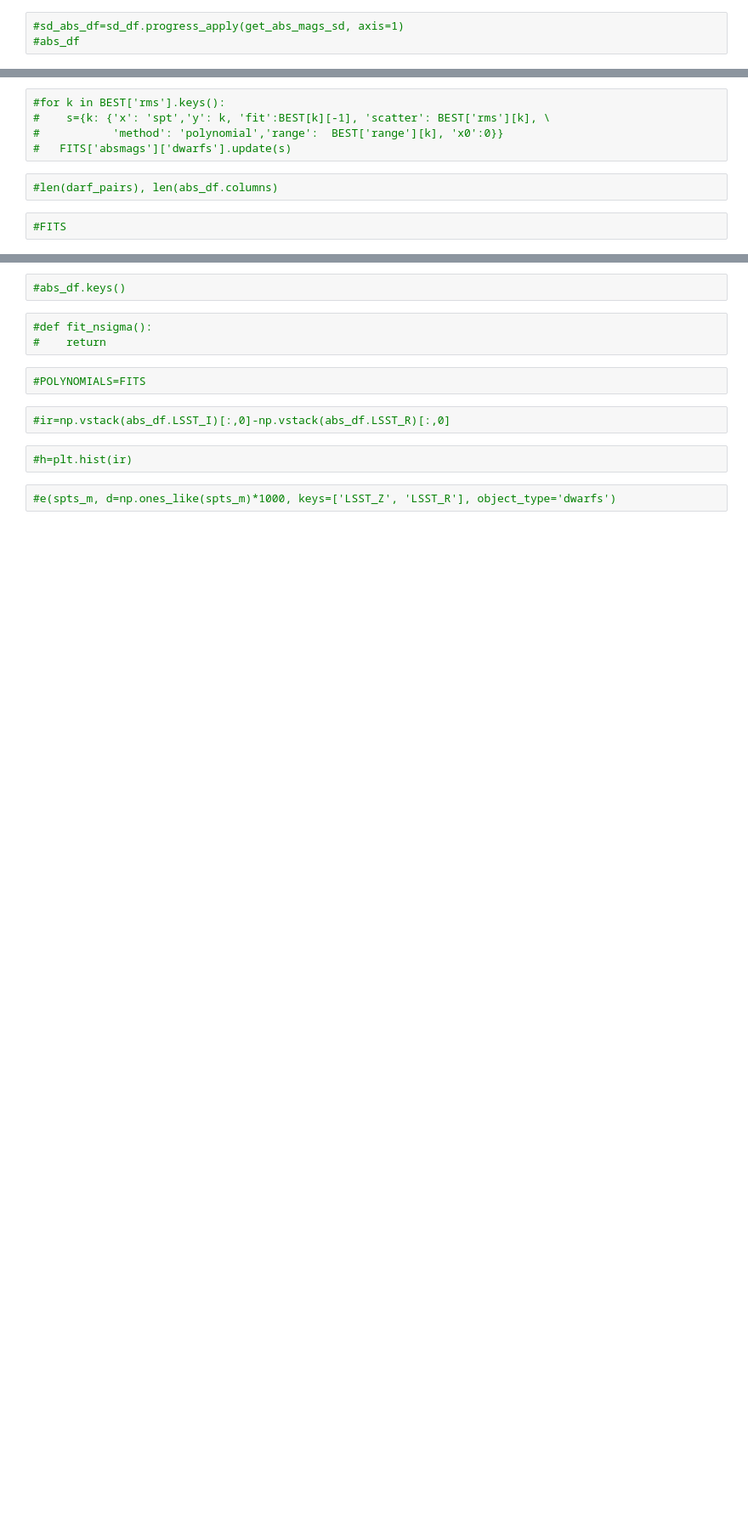
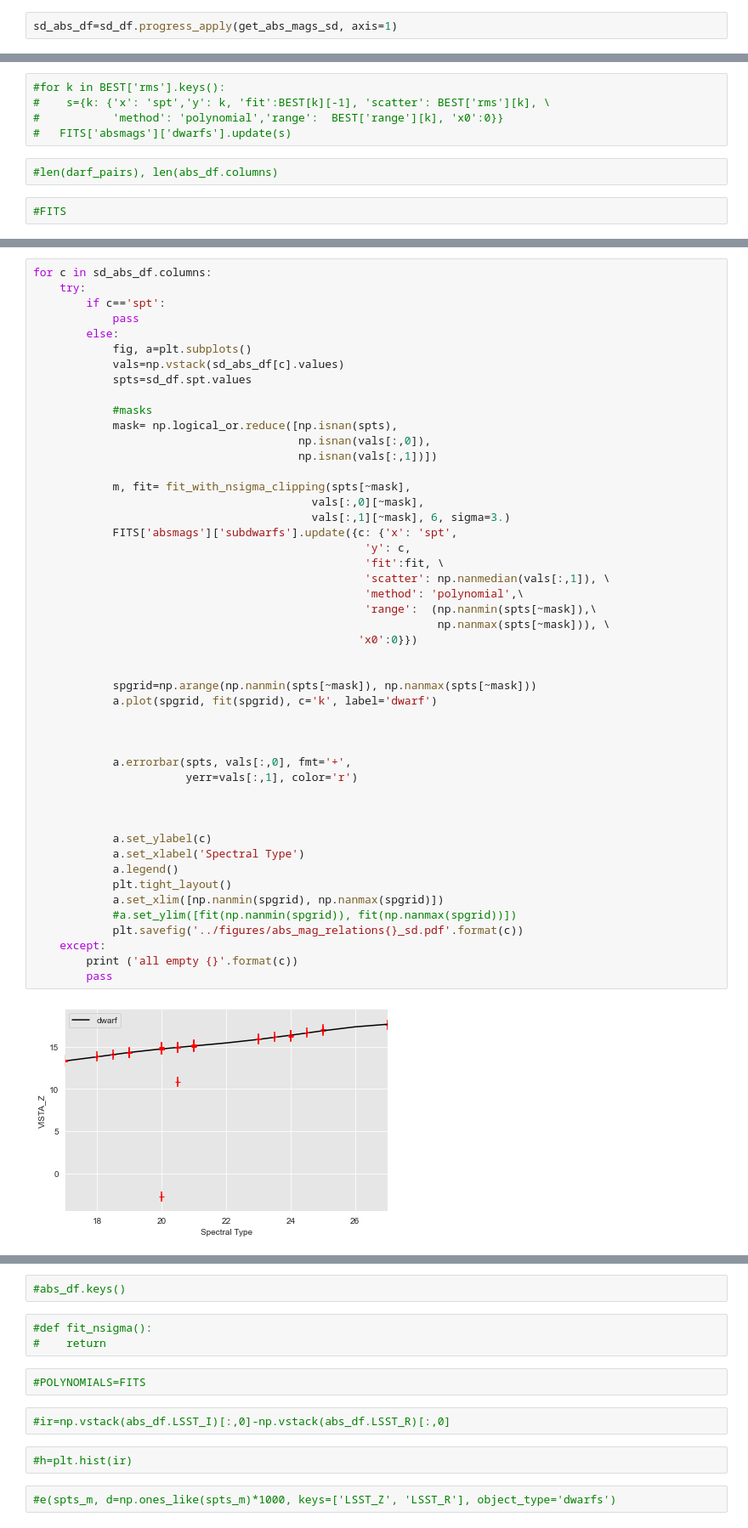
Before and after one commit to caganze/popsims, a Jupyter notebook: notebooks/absmag relations.ipynb, the cells around one changed output, grey strips where cells are left out. Shown at 85% size. Cells and saved outputs as stored; diff of their text form; blank space fills up the shorter version.

```diff
--- a/notebooks/absmag relations.ipynb
+++ b/notebooks/absmag relations.ipynb
@@ -690,5 +537,4 @@ abs_df=df.progress_apply(get_abs_mags, axis=1)
 # %%
-#sd_abs_df=sd_df.progress_apply(get_abs_mags_sd, axis=1)
-#abs_df
+sd_abs_df=sd_df.progress_apply(get_abs_mags_sd, axis=1)
 # %%
 #sd_abs_df
@@ -762,0 +618,50 @@ for c in abs_df.columns:
+# %%
+for c in sd_abs_df.columns:
+    try:
+        if c=='spt':
+            pass
+        else:
+            fig, a=plt.subplots()
+            vals=np.vstack(sd_abs_df[c].values)
+            spts=sd_df.spt.values
+
+            #masks
+            mask= np.logical_or.reduce([np.isnan(spts),
+                                        np.isnan(vals[:,0]),
+                                        np.isnan(vals[:,1])])
+
+            m, fit= fit_with_nsigma_clipping(spts[~mask],
+                                          vals[:,0][~mask],
+                                          vals[:,1][~mask], 6, sigma=3.)
+            FITS['absmags']['subdwarfs'].update({c: {'x': 'spt',
+                                                  'y': c,
+                                                  'fit':fit, \
+                                                  'scatter': np.nanmedian(vals[:,1]), \
+                                                  'method': 'polynomial',\
+                                                  'range':  (np.nanmin(spts[~mask]),\
+                                                             np.nanmax(spts[~mask])), \
+                                                 'x0':0}})
+
+
+            spgrid=np.arange(np.nanmin(spts[~mask]), np.nanmax(spts[~mask]))
+            a.plot(spgrid, fit(spgrid), c='k', label='dwarf')
+
+
+
+            a.errorbar(spts, vals[:,0], fmt='+',
+                       yerr=vals[:,1], color='r')
+
+
+
+            a.set_ylabel(c)
+            a.set_xlabel('Spectral Type')
+            a.legend()
+            plt.tight_layout()
+            a.set_xlim([np.nanmin(spgrid), np.nanmax(spgrid)])
+            #a.set_ylim([fit(np.nanmin(spgrid)), fit(np.nanmax(spgrid))])
+            plt.savefig('../figures/abs_mag_relations{}_sd.pdf'.format(c))
+    except:
+        print ('all empty {}'.format(c))
+        pass
+# %% [output]
+[figure, added]
```
Also changed, not shown: parts of 30 cells of this notebook, 26 other files.
